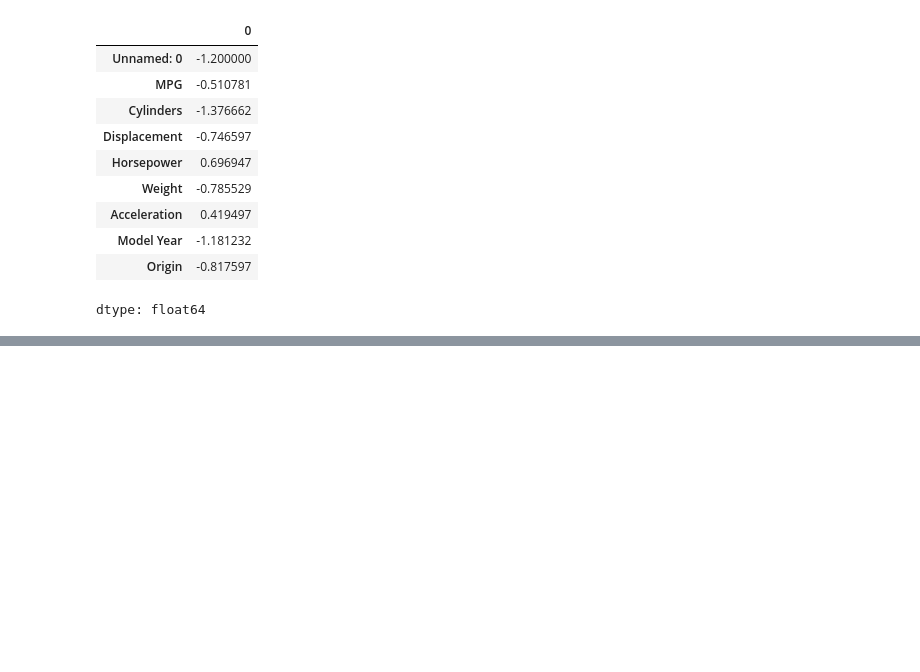
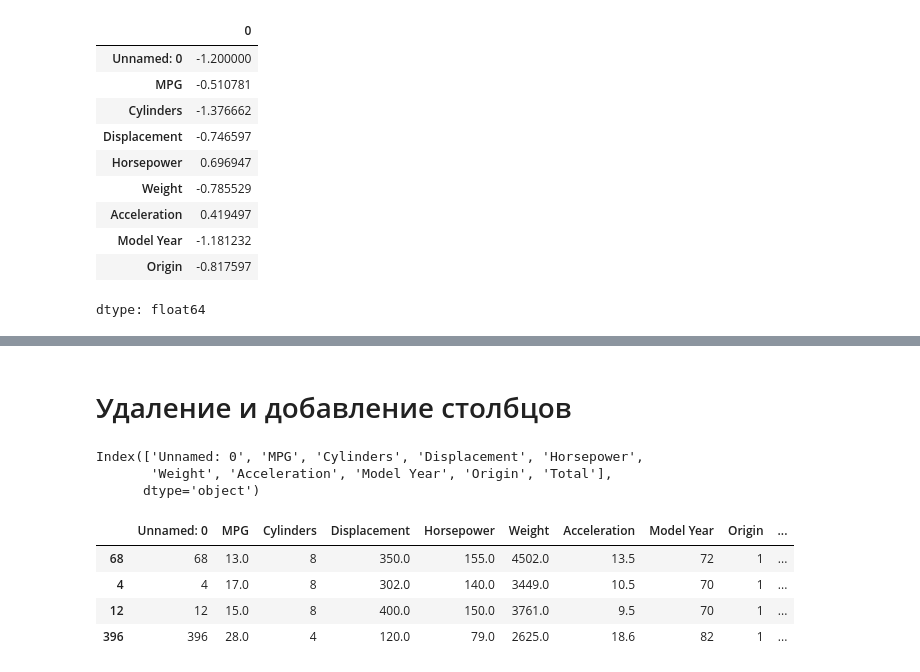
Before and after one commit to Almodovare/Notebooks, a Jupyter notebook: Урок_3.ipynb, the cells around one changed output, grey strips where cells are left out. Saved outputs shown, nothing was run; the diff lists cells and outputs as text; code cells hidden in the pictures; blank space fills up the shorter version.

```diff
--- a/Урок_3.ipynb
+++ b/Урок_3.ipynb
@@ -211,0 +355,2 @@ dtype: float64
+# %% [markdown]
+# Удаление и добавление столбцов
@@ -211,0 +359,14 @@ dtype: float64
+# %%
+df.columns
+# %% [output]
+Index(['Unnamed: 0', 'MPG', 'Cylinders', 'Displacement', 'Horsepower',
+       'Weight', 'Acceleration', 'Model Year', 'Origin', 'Total'],
+      dtype='object')
+# %%
+df.sample(4)
+# %% [output]
+|  | Unnamed: 0 | MPG | Cylinders | Displacement | Horsepower | Weight | Acceleration | Model Year | Origin | ... |
+| 68 | 68 | 13.0 | 8 | 350.0 | 155.0 | 4502.0 | 13.5 | 72 | 1 | ... |
+| 4 | 4 | 17.0 | 8 | 302.0 | 140.0 | 3449.0 | 10.5 | 70 | 1 | ... |
+| 12 | 12 | 15.0 | 8 | 400.0 | 150.0 | 3761.0 | 9.5 | 70 | 1 | ... |
+| 396 | 396 | 28.0 | 4 | 120.0 | 79.0 | 2625.0 | 18.6 | 82 | 1 | ... |
```
Also changed, not shown: parts of 19 cells of this notebook.
